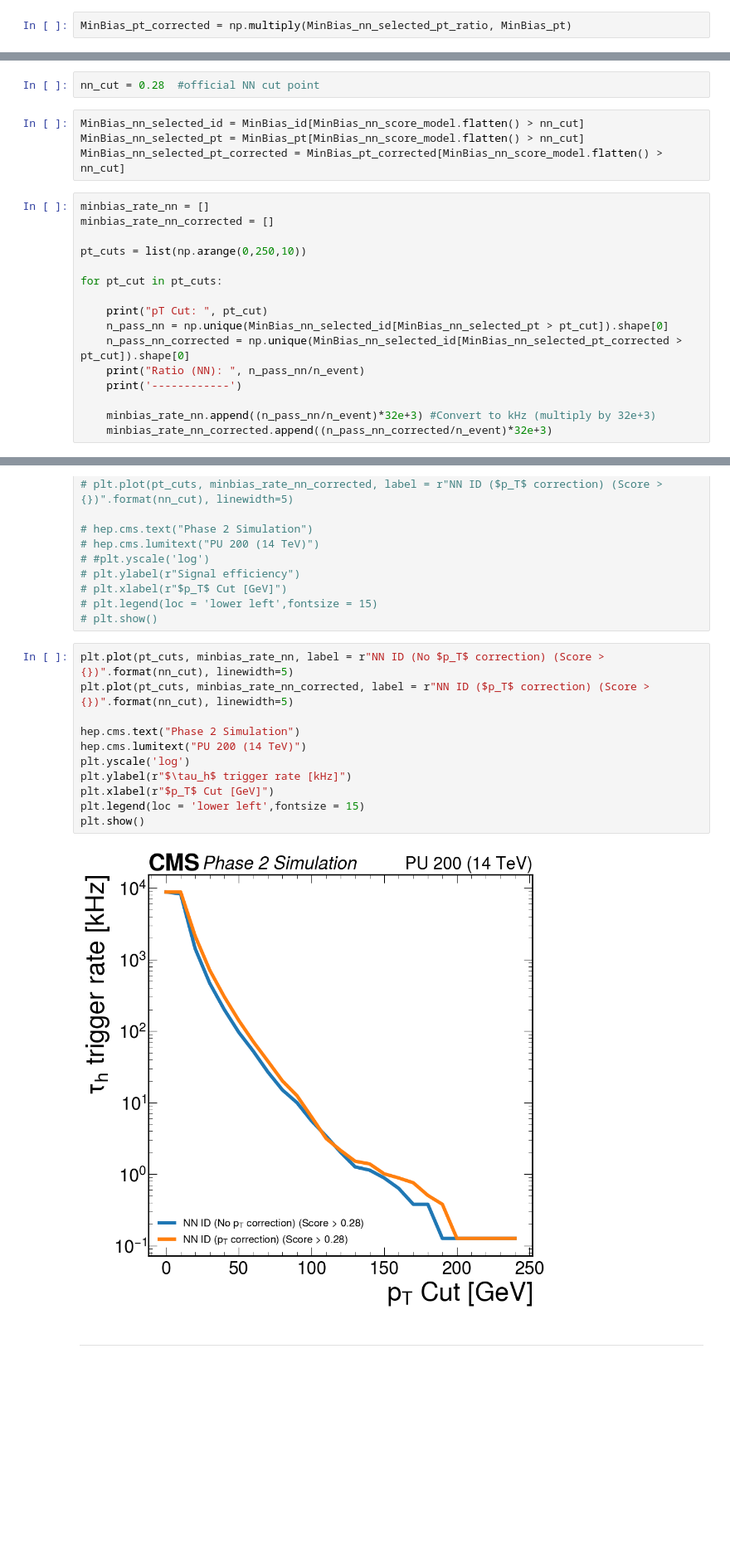
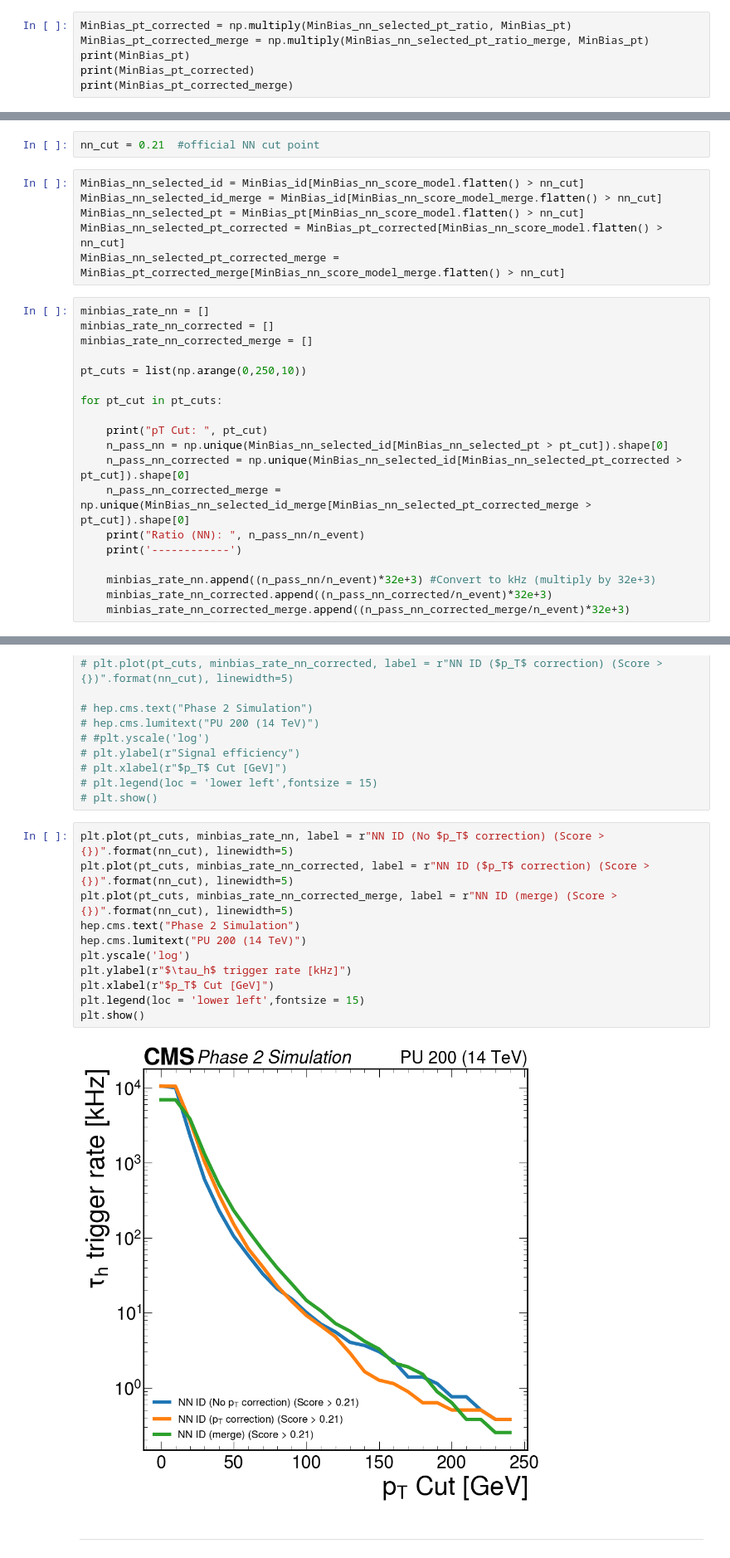
Before and after one commit to ofoofoo/Tau_L1, a Jupyter notebook: notebooks/tau_pt_regress/tau_pt_rate-Orion.ipynb, the cells around one changed output, grey strips where cells are left out. Shown: that part at 83% size. Drawn from its saved outputs; the diff is of its cells as text; blank space fills up the shorter version.

Commit message:
add quantization notebook + working point scan

```diff
--- a/notebooks/tau_pt_regress/tau_pt_rate-Orion.ipynb
+++ b/notebooks/tau_pt_regress/tau_pt_rate-Orion.ipynb
@@ -73,2 +81,6 @@ MinBias_nn_selected_pt_ratio = model_regress.predict(MinBias_inputs).flatten()
 # %%
 MinBias_pt_corrected = np.multiply(MinBias_nn_selected_pt_ratio, MinBias_pt)
+MinBias_pt_corrected_merge = np.multiply(MinBias_nn_selected_pt_ratio_merge, MinBias_pt)
+print(MinBias_pt)
+print(MinBias_pt_corrected)
+print(MinBias_pt_corrected_merge)
@@ -84,12 +101,15 @@ plt.legend()
 # %%
-nn_cut = 0.28  #official NN cut point
+nn_cut = 0.21  #official NN cut point
 # %%
 MinBias_nn_selected_id = MinBias_id[MinBias_nn_score_model.flatten() > nn_cut]
+MinBias_nn_selected_id_merge = MinBias_id[MinBias_nn_score_model_merge.flatten() > nn_cut]
 MinBias_nn_selected_pt = MinBias_pt[MinBias_nn_score_model.flatten() > nn_cut]
 MinBias_nn_selected_pt_corrected = MinBias_pt_corrected[MinBias_nn_score_model.flatten() > nn_cut]
+MinBias_nn_selected_pt_corrected_merge = MinBias_pt_corrected_merge[MinBias_nn_score_model_merge.flatten() > nn_cut]
 # %%
 minbias_rate_nn = []
 minbias_rate_nn_corrected = []
+minbias_rate_nn_corrected_merge = []
 
 pt_cuts = list(np.arange(0,250,10))
 
@@ -98,10 +118,12 @@ for pt_cut in pt_cuts:
     print("pT Cut: ", pt_cut)
     n_pass_nn = np.unique(MinBias_nn_selected_id[MinBias_nn_selected_pt > pt_cut]).shape[0]
     n_pass_nn_corrected = np.unique(MinBias_nn_selected_id[MinBias_nn_selected_pt_corrected > pt_cut]).shape[0]
+    n_pass_nn_corrected_merge = np.unique(MinBias_nn_selected_id_merge[MinBias_nn_selected_pt_corrected_merge > pt_cut]).shape[0]
     print("Ratio (NN): ", n_pass_nn/n_event)
     print('------------')
 
     minbias_rate_nn.append((n_pass_nn/n_event)*32e+3) #Convert to kHz (multiply by 32e+3)
     minbias_rate_nn_corrected.append((n_pass_nn_corrected/n_event)*32e+3)
+    minbias_rate_nn_corrected_merge.append((n_pass_nn_corrected_merge/n_event)*32e+3)
 # %% [output]
 pT Cut:  0
@@ -136,16 +158,16 @@ Ratio (NN):  3.947389196785246e-06
 # %%
 plt.plot(pt_cuts, minbias_rate_nn, label = r"NN ID (No $p_T$ correction) (Score > {})".format(nn_cut), linewidth=5)
 plt.plot(pt_cuts, minbias_rate_nn_corrected, label = r"NN ID ($p_T$ correction) (Score > {})".format(nn_cut), linewidth=5)
-
+plt.plot(pt_cuts, minbias_rate_nn_corrected_merge, label = r"NN ID (merge) (Score > {})".format(nn_cut), linewidth=5)
 hep.cms.text("Phase 2 Simulation")
 hep.cms.lumitext("PU 200 (14 TeV)")
 plt.yscale('log')
 plt.ylabel(r"$\tau_h$ trigger rate [kHz]")
 plt.xlabel(r"$p_T$ Cut [GeV]")
 plt.legend(loc = 'lower left',fontsize = 15)
 plt.show()
 # %% [output]
-[figure, old version]
+[figure, new version]
 # %% [markdown]
 -----
 # %% [markdown]
```
Also changed, not shown: parts of 6 cells of this notebook, 3 other files.
